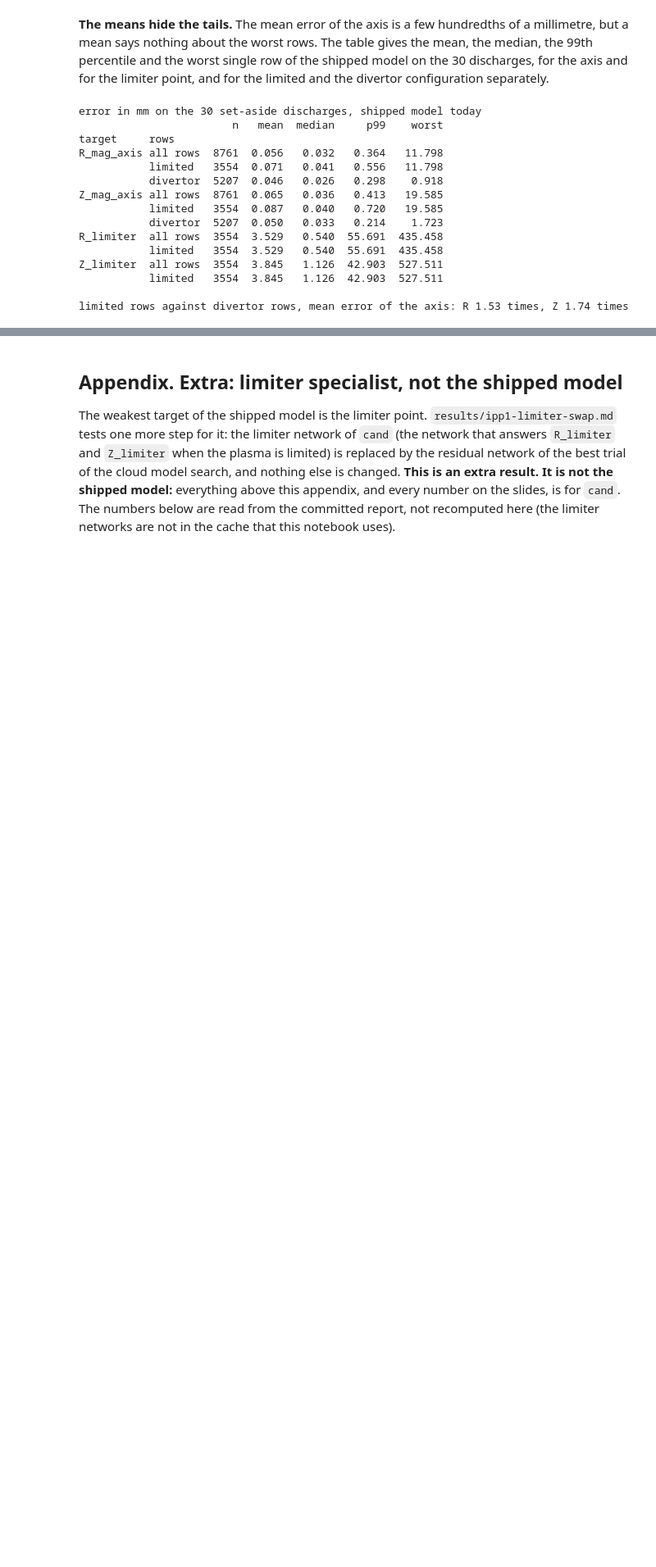
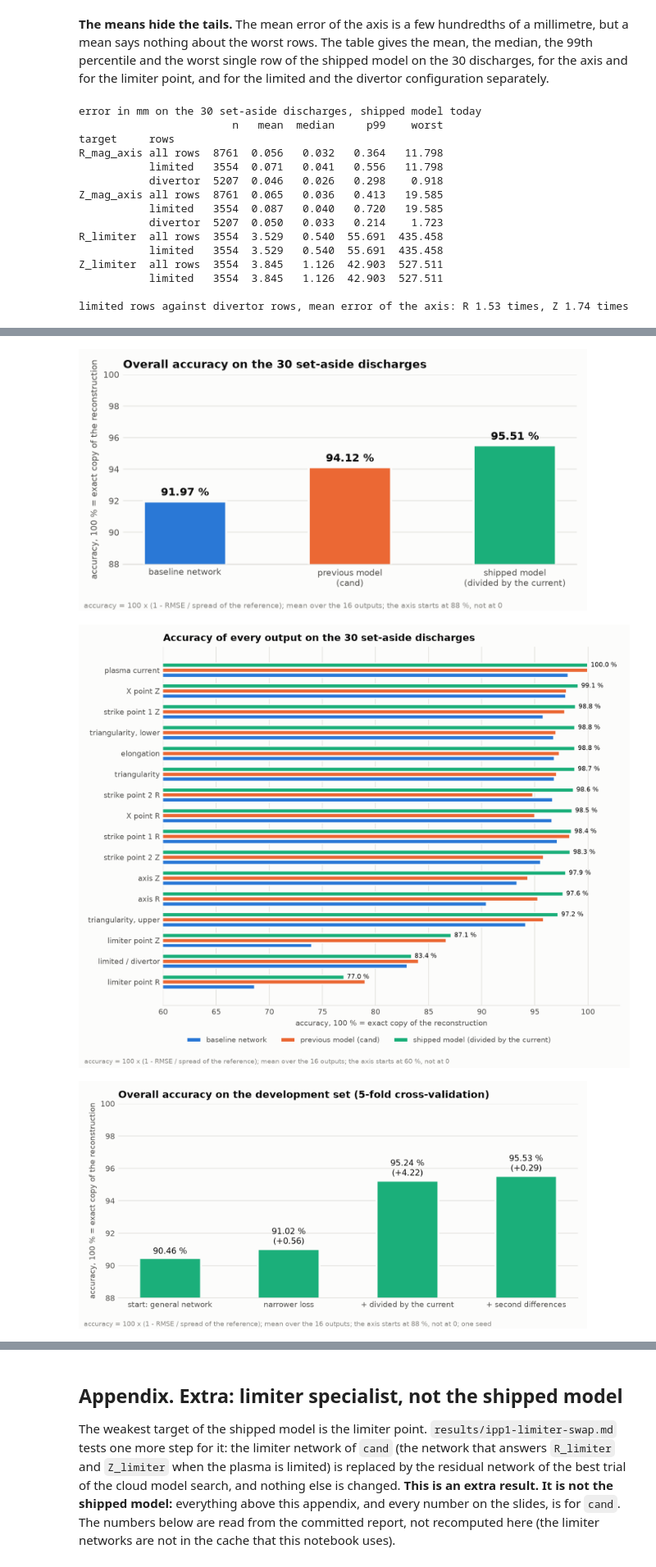
Before and after one commit to mschiller890/hackathon, a Jupyter notebook: notebooks/09_final_model_locked_test.ipynb, the cells around one changed output, grey strips where cells are left out. Shown at 82% size. Cells and saved outputs as stored; diff of their text form; code cells hidden in the pictures; blank space fills up the shorter version.

```diff
--- a/notebooks/09_final_model_locked_test.ipynb
+++ b/notebooks/09_final_model_locked_test.ipynb
@@ -622,0 +626,17 @@ limited rows against divertor rows, mean error of the axis: R 1.53 times, Z 1.74
+# %%
+import plot_accuracy as PA
+from IPython.display import Image, display
+acc = {"base": PA.accuracy(L["base"]["clean"]), "cand": PA.accuracy(L["cand"]["clean"]), "ipn": PA.accuracy(S_ipn)}
+tmp = C.OUT / "figs"; tmp.mkdir(exist_ok=True)
+overall = PA.overall_chart(acc, "en", tmp / "overall.png")
+PA.outputs_chart(acc, "en", tmp / "outputs.png")
+ladder = PA.ladder_chart("en", tmp / "ladder.png")
+for name in ("overall", "outputs", "ladder"):
+    display(Image(filename=str(tmp / f"{name}.png"), width=700 if name == "outputs" else 620))
+table = pd.DataFrame(acc).round(1)
+table.columns = ["baseline", "cand (previous)", "ipn (shipped)"]
+print("accuracy per output, %"); print(table.to_string())
+# %% [output]
+[figure, added]
+[figure, added]
+[figure, added]
```
Also changed, not shown: parts of 4 cells of this notebook, 7 other files.
